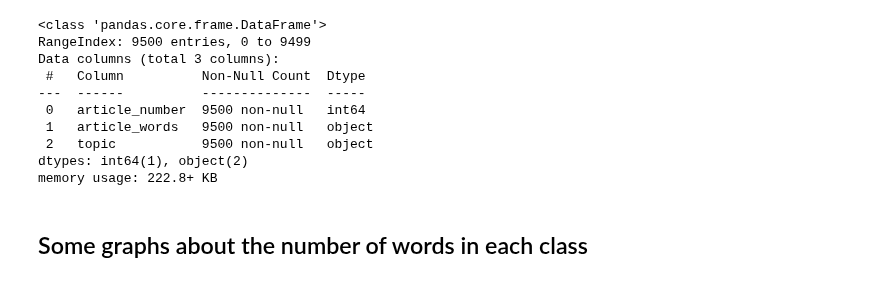
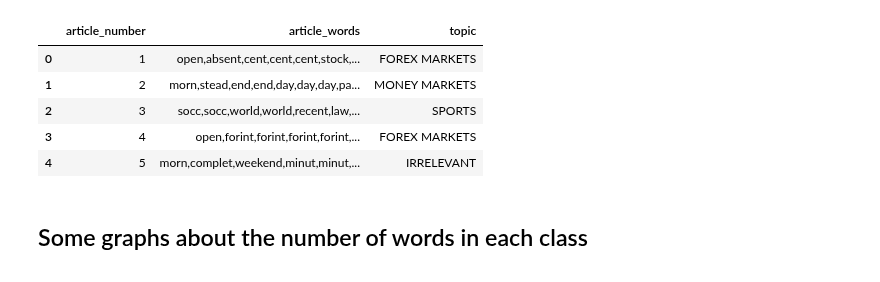
Before and after one commit to HenryLiangzy/COMP9417_Project, a Jupyter notebook: Yangqi_work.ipynb, the cells around one changed output. Saved outputs shown, nothing was run; the diff lists cells and outputs as text; code cells hidden in the pictures.

```diff
--- a/Yangqi_work.ipynb
+++ b/Yangqi_work.ipynb
@@ -7,18 +7,14 @@ from collections import Counter
 # %%
 df = pd.read_csv("training.csv")#.set_index("article_number")
 df.head()
-df.info()
+#df.info()
 # %% [output]
-<class 'pandas.core.frame.DataFrame'>
-RangeIndex: 9500 entries, 0 to 9499
-Data columns (total 3 columns):
- #   Column          Non-Null Count  Dtype
----  ------          --------------  -----
- 0   article_number  9500 non-null   int64
- 1   article_words   9500 non-null   object
- 2   topic           9500 non-null   object
-dtypes: int64(1), object(2)
-memory usage: 222.8+ KB
+|  | article_number | article_words | topic |
+| 0 | 1 | open,absent,cent,cent,cent,stock,... | FOREX MARKETS |
+| 1 | 2 | morn,stead,end,end,day,day,day,pa... | MONEY MARKETS |
+| 2 | 3 | socc,socc,world,world,recent,law,... | SPORTS |
+| 3 | 4 | open,forint,forint,forint,forint,... | FOREX MARKETS |
+| 4 | 5 | morn,complet,weekend,minut,minut,... | IRRELEVANT |
 # %%
 data = df[df.topic != "IRRELEVANT"].reset_index(drop=True)
 # %% [markdown]
```
Also changed, not shown: parts of 15 cells of this notebook.
